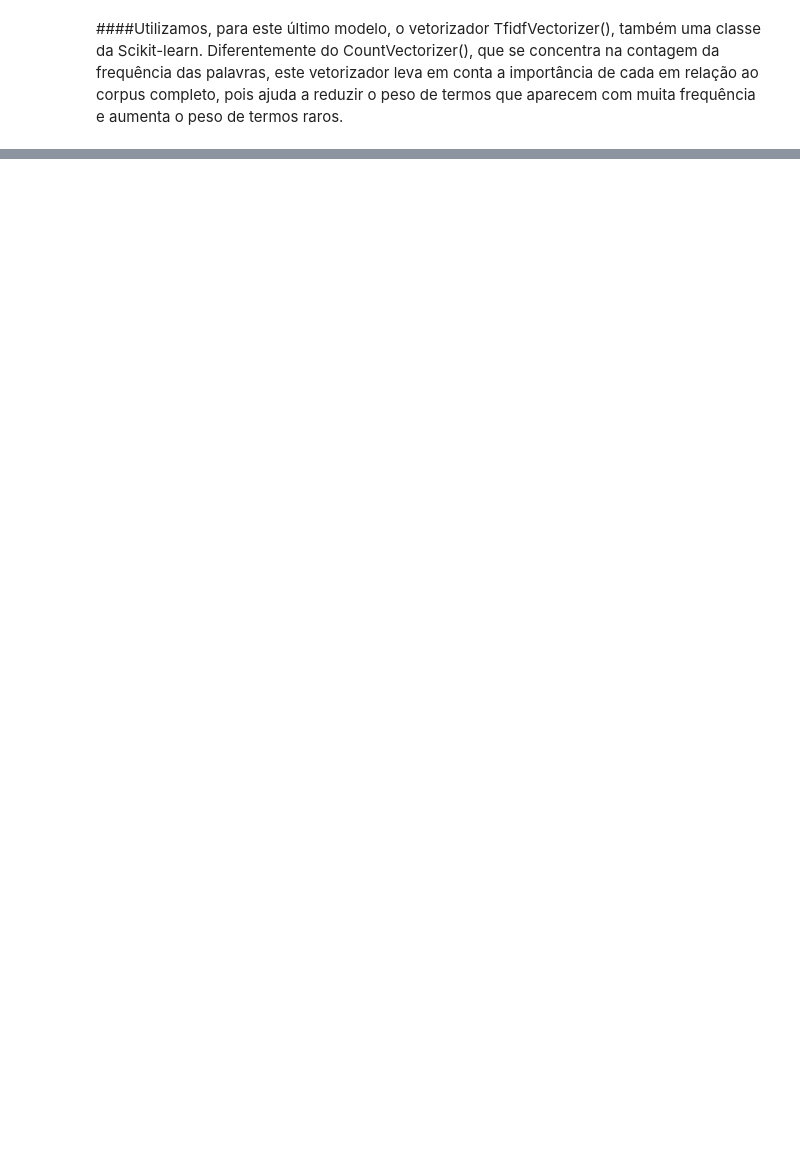
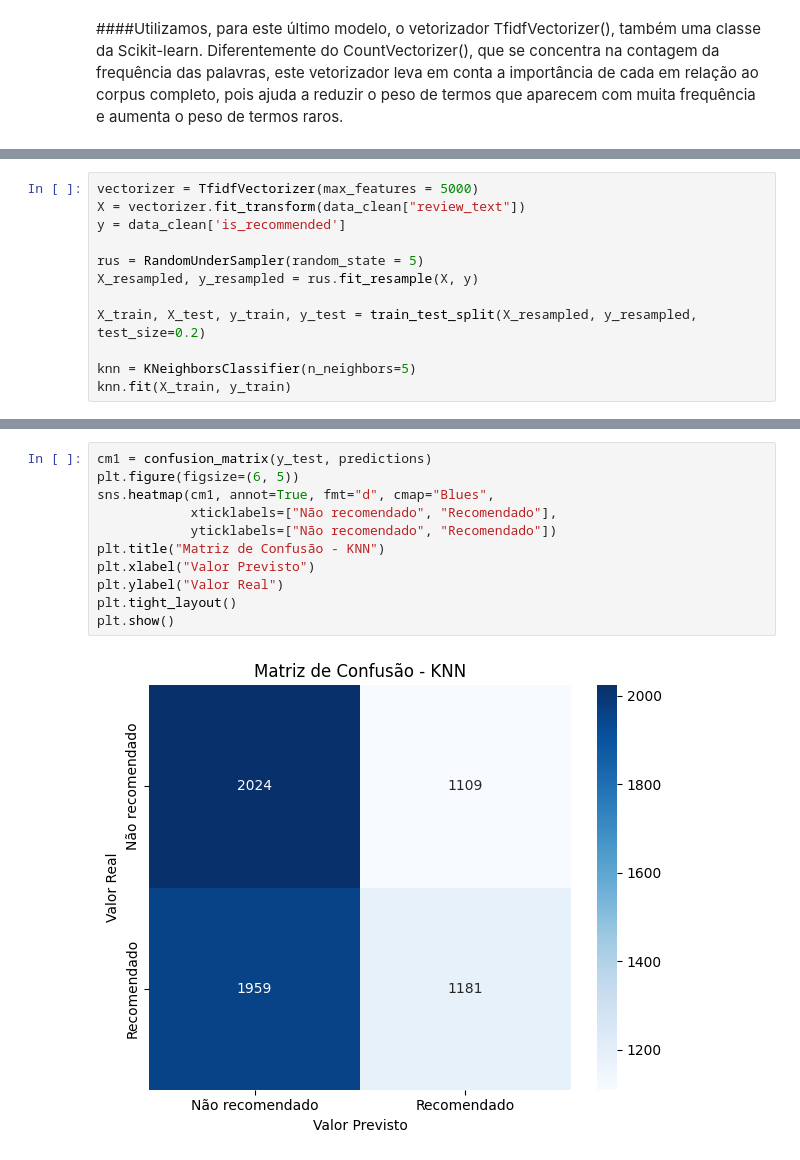
Before and after one commit to ju-arauj/Projeto_Aplicado_II, a Jupyter notebook: Projeto_Aplicado_2_Análise_de_Sentimento.ipynb, the cells around one changed output, grey strips where cells are left out. Drawn from its saved outputs; the diff is of its cells as text; blank space fills up the shorter version.

```diff
--- a/Projeto_Aplicado_2_Análise_de_Sentimento.ipynb
+++ b/Projeto_Aplicado_2_Análise_de_Sentimento.ipynb
@@ -485,0 +599,12 @@ Accuracy: 0.8872635170060994
+# %%
+vectorizer = TfidfVectorizer(max_features = 5000)
+X = vectorizer.fit_transform(data_clean["review_text"])
+y = data_clean['is_recommended']
+
+rus = RandomUnderSampler(random_state = 5)
+X_resampled, y_resampled = rus.fit_resample(X, y)
+
+X_train, X_test, y_train, y_test = train_test_split(X_resampled, y_resampled, test_size=0.2)
+
+knn = KNeighborsClassifier(n_neighbors=5)
+knn.fit(X_train, y_train)
@@ -485,0 +627,13 @@ Accuracy: 0.8872635170060994
+# %%
+cm1 = confusion_matrix(y_test, predictions)
+plt.figure(figsize=(6, 5))
+sns.heatmap(cm1, annot=True, fmt="d", cmap="Blues",
+            xticklabels=["Não recomendado", "Recomendado"],
+            yticklabels=["Não recomendado", "Recomendado"])
+plt.title("Matriz de Confusão - KNN")
+plt.xlabel("Valor Previsto")
+plt.ylabel("Valor Real")
+plt.tight_layout()
+plt.show()
+# %% [output]
+[figure, added]
```
Also changed, not shown: parts of 31 cells of this notebook.
